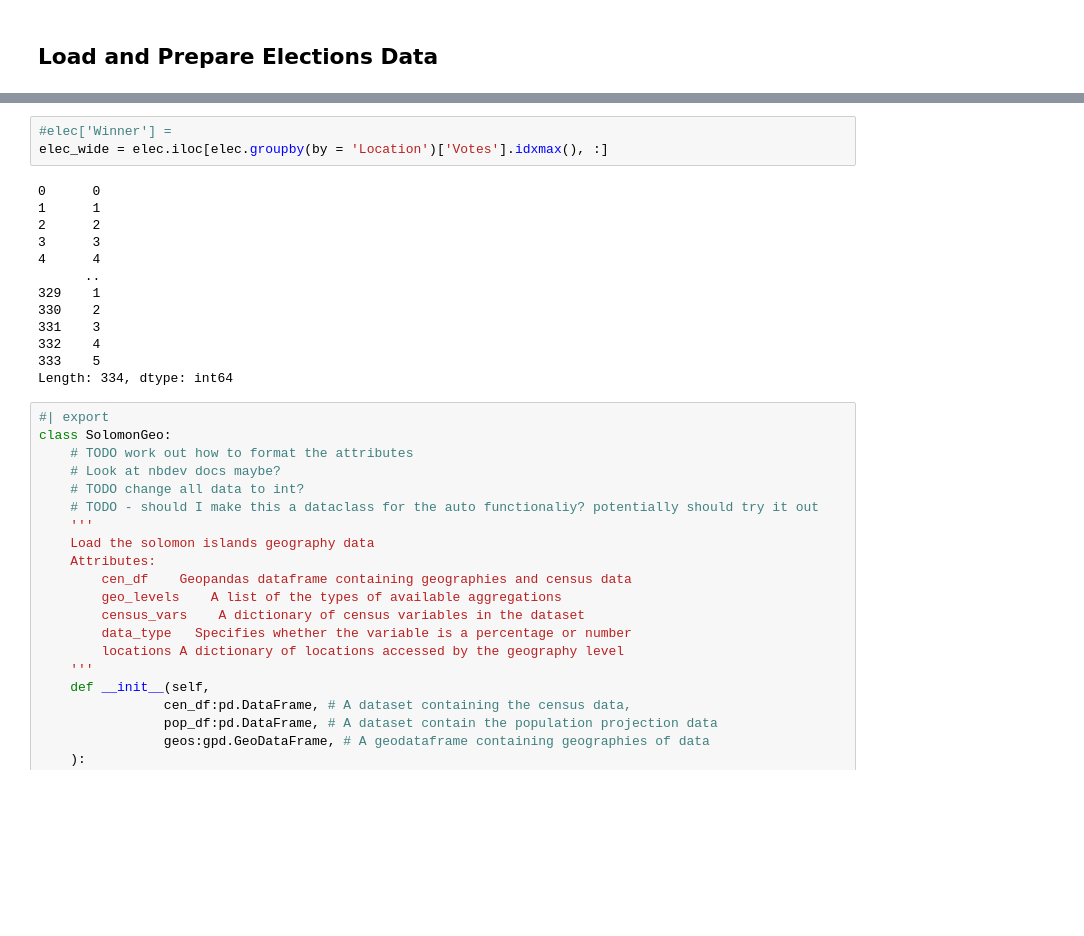
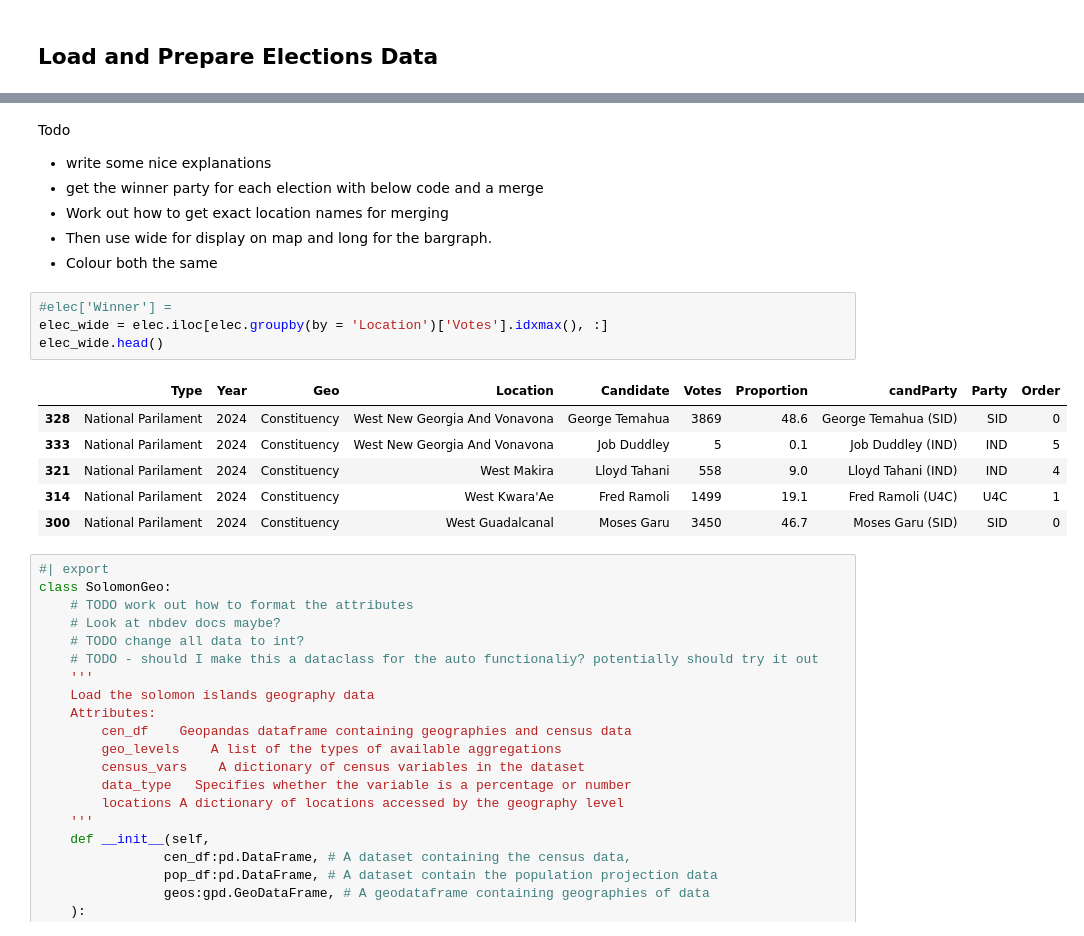
Before and after one commit to Gippers/SolomonIslandsDataMap, a Jupyter notebook: nbs/00_load_data.ipynb, the cells around one changed output, grey strips where cells are left out. Saved outputs shown, nothing was run; the diff lists cells and outputs as text; blank space fills up the shorter version.

Commit message:
Close to finished cleaning the elections data

```diff
--- a/nbs/00_load_data.ipynb
+++ b/nbs/00_load_data.ipynb
@@ -135,19 +163,21 @@ elec.head()
+# %% [markdown]
+Todo
+- write some nice explanations
+- get the winner party for each election with below code and a merge
+- Work out how to get exact location names for merging
+- Then use wide for display on map and long for the bargraph.
+- Colour both the same
 # %%
 #elec['Winner'] =
 elec_wide = elec.iloc[elec.groupby(by = 'Location')['Votes'].idxmax(), :]
+elec_wide.head()
 # %% [output]
-0      0
-1      1
-2      2
-3      3
-4      4
-      ..
-329    1
-330    2
-331    3
-332    4
-333    5
-Length: 334, dtype: int64
+|  | Type | Year | Geo | Location | Candidate | Votes | Proportion | candParty | Party | Order |
+| 328 | National Parilament | 2024 | Constituency | West New Georgia And Vonavona | George Temahua | 3869 | 48.6 | George Temahua (SID) | SID | 0 |
+| 333 | National Parilament | 2024 | Constituency | West New Georgia And Vonavona | Job Duddley | 5 | 0.1 | Job Duddley (IND) | IND | 5 |
+| 321 | National Parilament | 2024 | Constituency | West Makira | Lloyd Tahani | 558 | 9.0 | Lloyd Tahani (IND) | IND | 4 |
+| 314 | National Parilament | 2024 | Constituency | West Kwara'Ae | Fred Ramoli | 1499 | 19.1 | Fred Ramoli (U4C) | U4C | 1 |
+| 300 | National Parilament | 2024 | Constituency | West Guadalcanal | Moses Garu | 3450 | 46.7 | Moses Garu (SID) | SID | 0 |
 # %%
 #| export
 class SolomonGeo:
```
Also changed, not shown: parts of 3 cells of this notebook.
